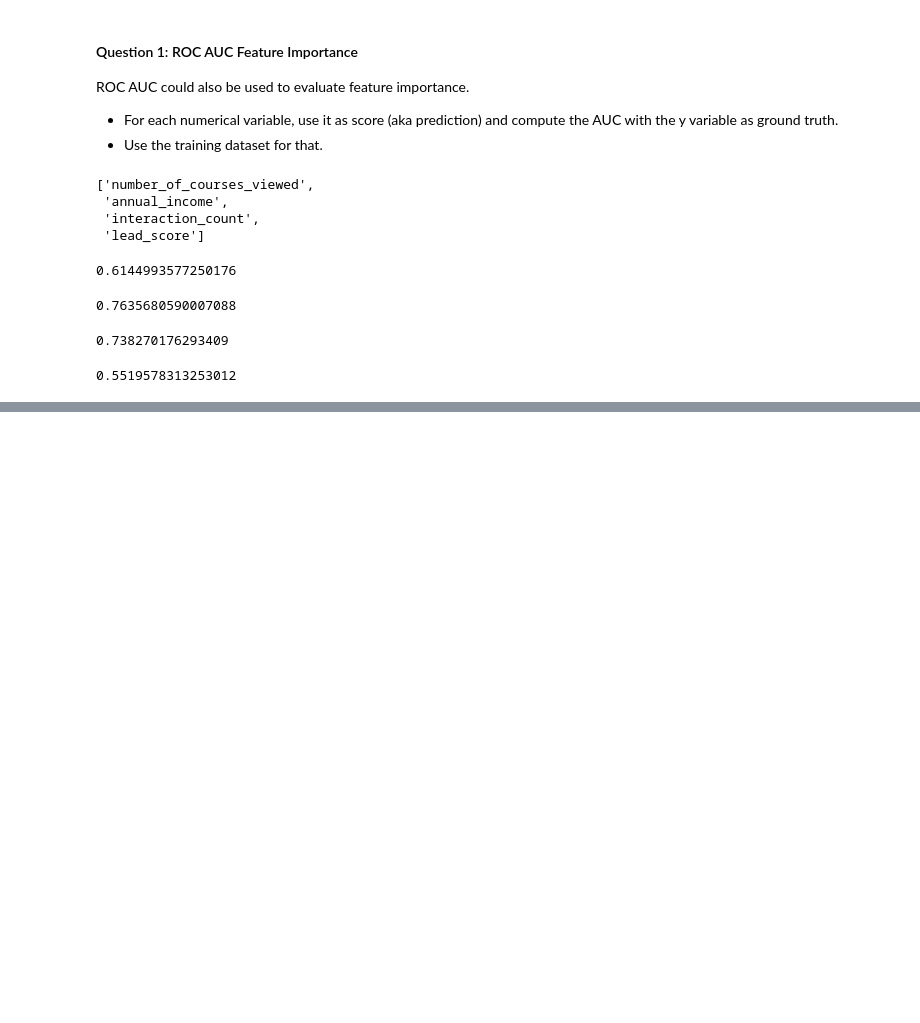
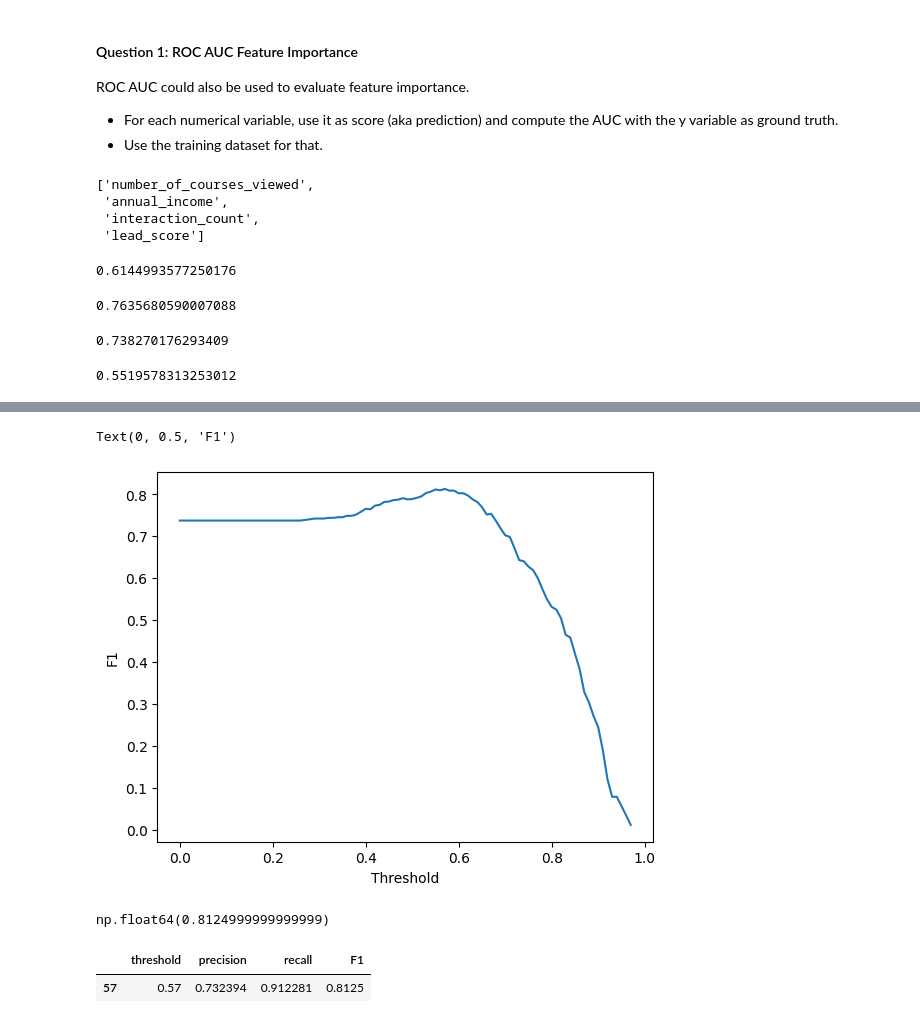
Before and after one commit to ptrisha/ml-zoomcamp-2025, a Jupyter notebook: 04-evaluation/hw4.ipynb, the cells around one changed output, grey strips where cells are left out. Drawn from its saved outputs; the diff is of its cells as text; code cells hidden in the pictures; blank space fills up the shorter version.

```diff
--- a/04-evaluation/hw4.ipynb
+++ b/04-evaluation/hw4.ipynb
@@ -173,0 +294,42 @@ logisticRegression(solver='liblinear', C=1.0, max_iter=1000)
+# %%
+scores = []
+
+actual_positive = (y_val == 1)
+actual_negative = (y_val == 0)
+
+for t in thresholds:
+    predict_positive = (y_pred >= t)
+    predict_negative = (y_pred < t)
+
+    tp = (predict_positive & actual_positive).sum()
+    tn = (predict_negative & actual_negative).sum()
+
+    fp = (predict_positive & actual_negative).sum()
+    fn = (predict_negative & actual_positive).sum()
+
+    precision = tp / (tp + fp)
+    recall = tp / (tp + fn)
+
+    f1 = (2.0*precision*recall) / (precision+recall)
+
+    scores.append( (t, precision, recall, f1) )
+# %%
+columns = ['threshold', 'precision', 'recall', 'F1']
+df_scores = pd.DataFrame( scores, columns=columns)
+# %%
+plt.plot(df_scores.threshold, df_scores.F1, label='F1')
+
+plt.xlabel('Threshold')
+plt.ylabel('F1')
+# %% [output]
+Text(0, 0.5, 'F1')
+[figure, added]
+# %%
+df_scores.F1.max()
+# %% [output]
+np.float64(0.8124999999999999)
+# %%
+df_scores[ df_scores.F1 == df_scores.F1.max() ]
+# %% [output]
+|  | threshold | precision | recall | F1 |
+| 57 | 0.57 | 0.732394 | 0.912281 | 0.8125 |
```
Also changed, not shown: parts of 26 cells of this notebook.
